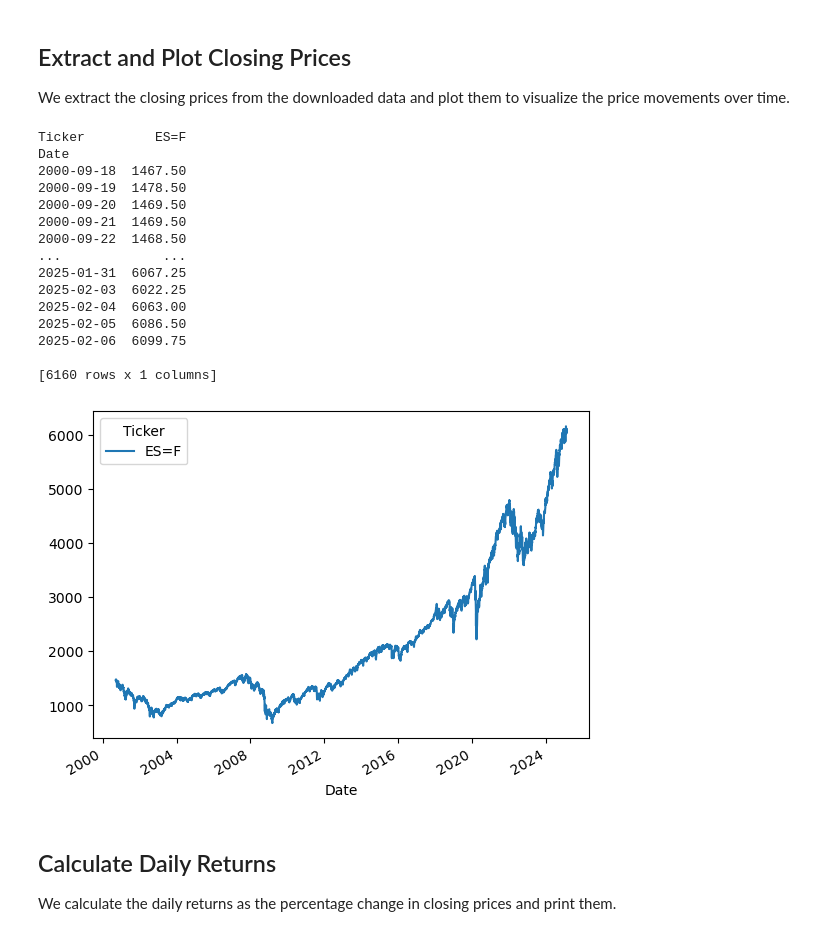
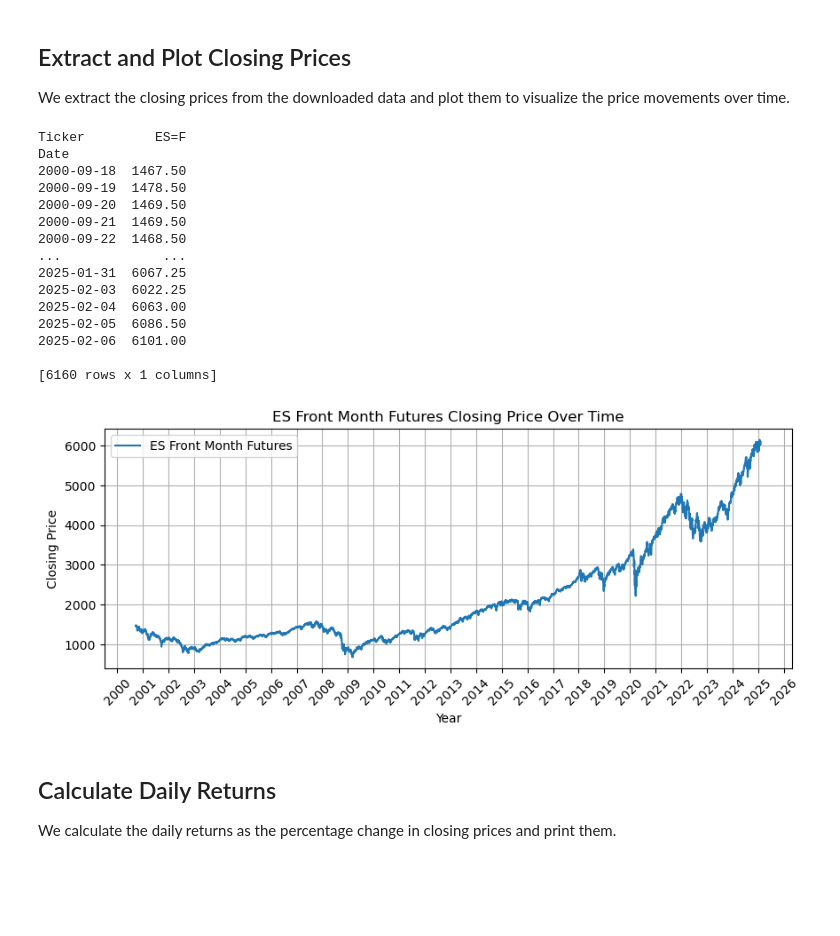
Before and after one commit to QuantLandi/computational-investing-exercises, a Jupyter notebook: day1.ipynb, the cells around one changed output. Cells and saved outputs as stored; diff of their text form; code cells hidden in the pictures; blank space fills up the shorter version.

```diff
--- a/day1.ipynb
+++ b/day1.ipynb
@@ -53,12 +54,6 @@ print(prices)
 
 # Print a blank line for better readability
 print()
-
-# Plot the closing prices
-prices.plot()
-
-# Display the plot
-plt.show()
 # %% [output]
 Ticker         ES=F
 Date
@@ -72,10 +67,38 @@ Date
 2025-02-03  6022.25
 2025-02-04  6063.00
 2025-02-05  6086.50
-2025-02-06  6099.75
+2025-02-06  6101.00
 
 [6160 rows x 1 columns]
-[figure, removed]
+# %%
+# Create a larger figure
+fig, ax = plt.subplots(figsize=(10, 3.5))
+
+# Plot the closing prices
+ax.plot(prices.index, prices, label="ES Front Month Futures")
+
+# Add title and labels
+ax.set_title("ES Front Month Futures Closing Price Over Time")
+ax.set_xlabel("Year")
+ax.set_ylabel("Closing Price")
+
+# Format x-ticks to show only the year
+ax.xaxis.set_major_locator(mdates.YearLocator())  # One tick per year
+ax.xaxis.set_major_formatter(mdates.DateFormatter('%Y'))  # Display only the year
+
+# Enable grid
+ax.grid(True)
+
+# Rotate x-ticks for better readability
+plt.xticks(rotation=45)
+
+# Add a legend
+ax.legend()
+
+# Show the plot
+plt.show()
+# %% [output]
+[figure, added]
 # %% [markdown]
 ## Calculate Daily Returns
 
```
Also changed, not shown: parts of 7 cells of this notebook.
